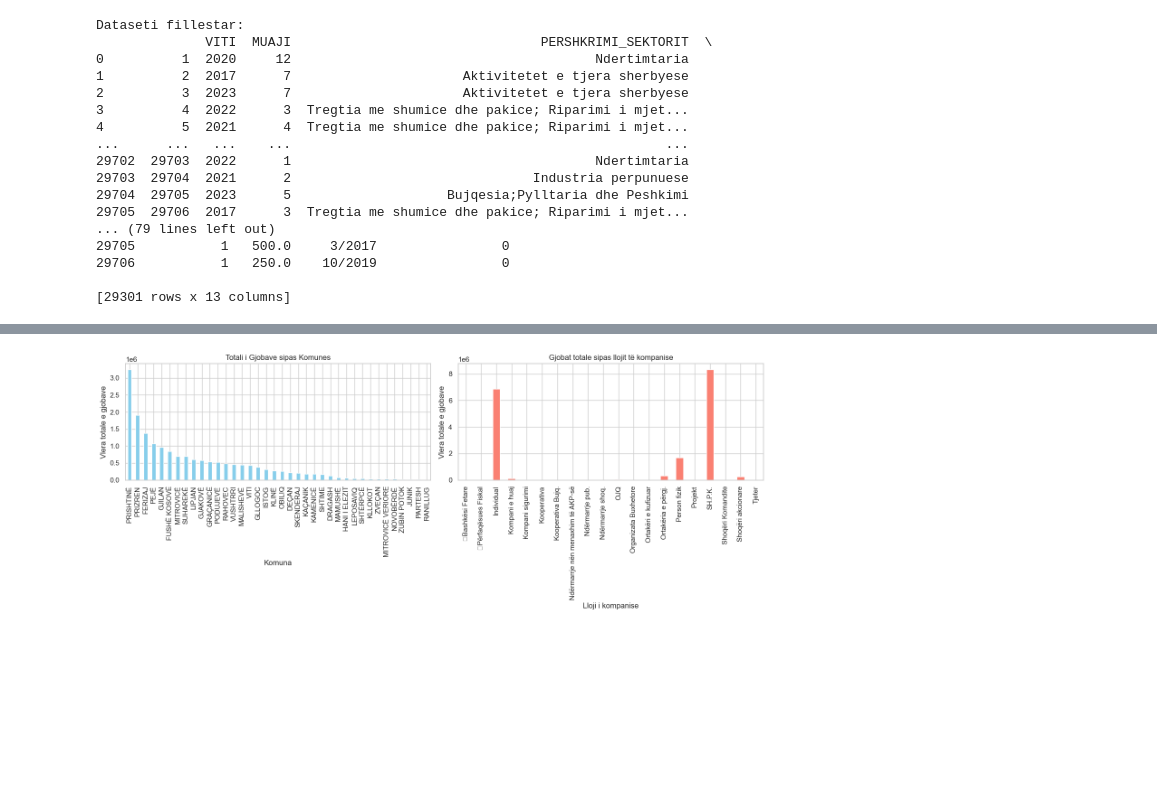
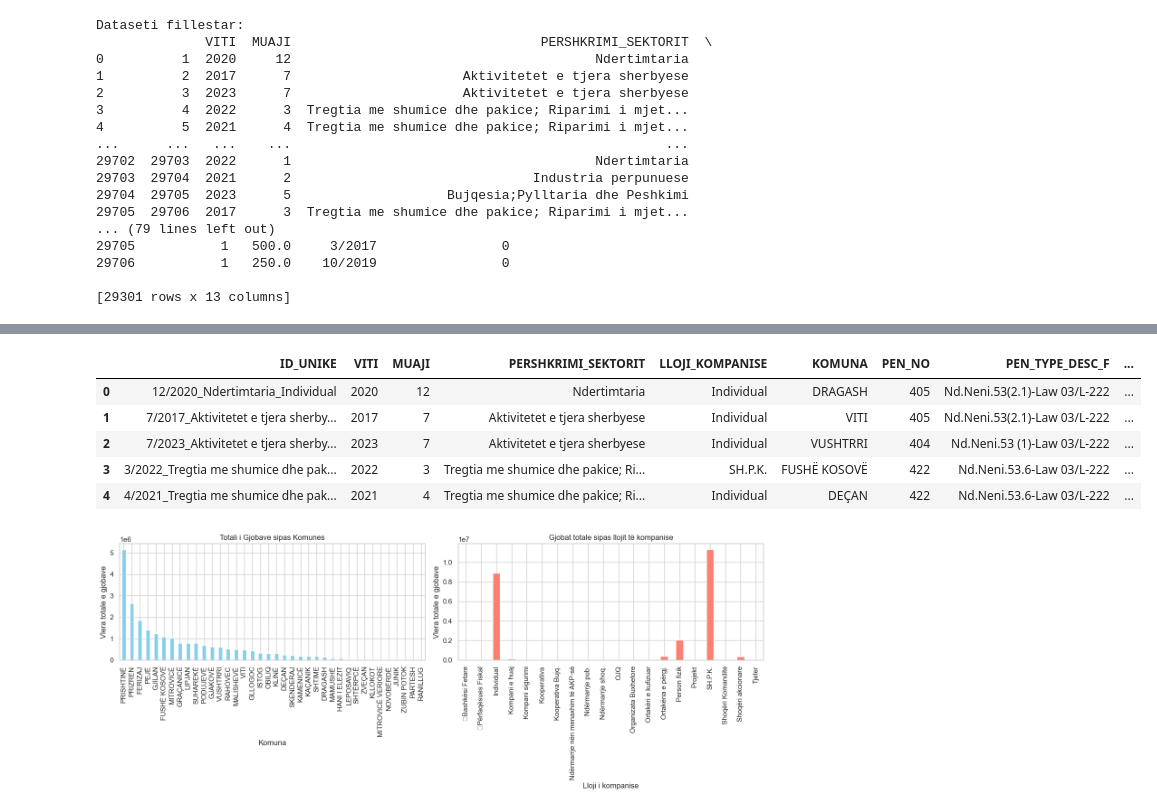
Before and after one commit to festinaqorrolli/Vleresimi-i-gjobave-te-leshuara-nga-ATK, a Jupyter notebook: data-preprocessing/main.ipynb, the cells around one changed output, grey strips where cells are left out. Cells and saved outputs as stored; diff of their text form; code cells hidden in the pictures; blank space fills up the shorter version.

```diff
--- a/data-preprocessing/main.ipynb
+++ b/data-preprocessing/main.ipynb
@@ -327,0 +330,58 @@ Outliers u larguan nga dataset-i:
+# %%
+# Largimi i Anomalive
+
+# Përcaktoni një funksion për të kontrolluar për anomali në grupin e të dhënave
+def check_anomalies(data_cleaned):
+    anomalies = {}
+
+    # Kontrolloni për anomali në kolonën 'VITI' (Viti)
+    anomalies['VITI'] = data_cleaned[~data_cleaned['VITI'].apply(lambda x: 2000 <= x <= 2024)]
+
+    # Kontrolloni për anomali në kolonën 'MUAJI' (Muaji)
+    anomalies['MUAJI'] = data_cleaned[~data_cleaned['MUAJI'].apply(lambda x: 1 <= x <= 12)]
+
+    # Kontrollo për anomali në 'PERSHKRIMI_SEKTORIT' (gjatësia shumë e shkurtër ose shumë e gjatë)
+    anomalies['PERSHKRIMI_SEKTORIT'] = data_cleaned[(data_cleaned['PERSHKRIMI_SEKTORIT'].str.len() < 3) |
+                                                     (data_cleaned['PERSHKRIMI_SEKTORIT'].str.len() > 100)]
+
+    # Kontrollo për null values ose shumë të gjata në 'LLOJI_KOMPANISE'
+    anomalies['LLOJI_KOMPANISE'] = data_cleaned[(data_cleaned['LLOJI_KOMPANISE'].str.len() < 1) |
+                                               (data_cleaned['LLOJI_KOMPANISE'].str.len() > 50)]
+
+    # Kontrollo për null values ose shumë të gjata në 'KOMUNA'
+    anomalies['KOMUNA'] = data_cleaned[(data_cleaned['KOMUNA'].str.len() < 1) |
+                                               (data_cleaned['KOMUNA'].str.len() > 50)]
+
+    # Kontrollo për parregullsi në 'PEN_NO' (vlera jo numerike)
+    anomalies['PEN_NO'] = data_cleaned[~data_cleaned['PEN_NO'].apply(lambda x: str(x).isdigit())]
+
+    # Kontrollo për null values ose shumë të gjata në "PEN_TYPE_DESC_F"
+    anomalies['PEN_TYPE_DESC_F'] = data_cleaned[(data_cleaned['PEN_TYPE_DESC_F'].str.len() < 3) |
+                                                       (data_cleaned['PEN_TYPE_DESC_F'].str.len() > 200)]
+
+    # Kontrollo për vlera negative në 'NR_TATIMIT' dhe 'NR_GJOBAVE'
+    anomalies['NR_TATIMIT'] = data_cleaned[(data_cleaned['NR_TATIMIT'] < 0) | (data_cleaned['NR_GJOBAVE'] < 0)]
+
+    # Kontrollo për vlera negative në 'VLERA'
+    anomalies['VLERA'] = data_cleaned[data_cleaned['VLERA'] < 0]
+
+    return anomalies
+
+# Kontrolloni grupin e të dhënave për anomali
+anomalies = check_anomalies(data_cleaned)
+
+# Anomalitë e printimit
+for anomaly_type, anomaly_data in anomalies.items():
+    if not anomaly_data.empty:
+        print(f"Anomalitë në {anomaly_type}:")
+        print(anomaly_data)
+    else:
+        print(f"Nuk u zbuluan anomali në {anomaly_type}.")
+
+# Hiqni anomalitë nga grupi i të dhënave
+for anomaly_data in anomalies.values():
+    data_cleaned = data.drop(anomaly_data.index)
+
+# Shfaq grupin e të dhënave të pastruar
+data_cleaned.head()
+# %% [output]
@@ -328,3 +405,9 @@ Outliers u larguan nga dataset-i:
+|  | ID_UNIKE | VITI | MUAJI | PERSHKRIMI_SEKTORIT | LLOJI_KOMPANISE | KOMUNA | PEN_NO | PEN_TYPE_DESC_F | ... |
+| 0 | 12/2020_Ndertimtaria_Individual | 2020 | 12 | Ndertimtaria | Individual | DRAGASH | 405 | Nd.Neni.53(2.1)-Law 03/L-222 | ... |
+| 1 | 7/2017_Aktivitetet e tjera sherby... | 2017 | 7 | Aktivitetet e tjera sherbyese | Individual | VITI | 405 | Nd.Neni.53(2.1)-Law 03/L-222 | ... |
+| 2 | 7/2023_Aktivitetet e tjera sherby... | 2023 | 7 | Aktivitetet e tjera sherbyese | Individual | VUSHTRRI | 404 | Nd.Neni.53 (1)-Law 03/L-222 | ... |
+| 3 | 3/2022_Tregtia me shumice dhe pak... | 2022 | 3 | Tregtia me shumice dhe pakice; Ri... | SH.P.K. | FUSHË KOSOVË | 422 | Nd.Neni.53.6-Law 03/L-222 | ... |
+| 4 | 4/2021_Tregtia me shumice dhe pak... | 2021 | 4 | Tregtia me shumice dhe pakice; Ri... | Individual | DEÇAN | 422 | Nd.Neni.53.6-Law 03/L-222 | ... |
 # %%
 #Mënjanimi i zbulimeve jo të sakta
 
@@ -361,7 +444,7 @@ plt.tight_layout()
 
 plt.show()
 # %% [output]
-[figure, old version]
+[figure, new version]
 # %%
 #Eksplorimi i te dhënave: statistika përmbledhëse, multivariante.
 
```
Also changed, not shown: parts of 4 cells of this notebook.
